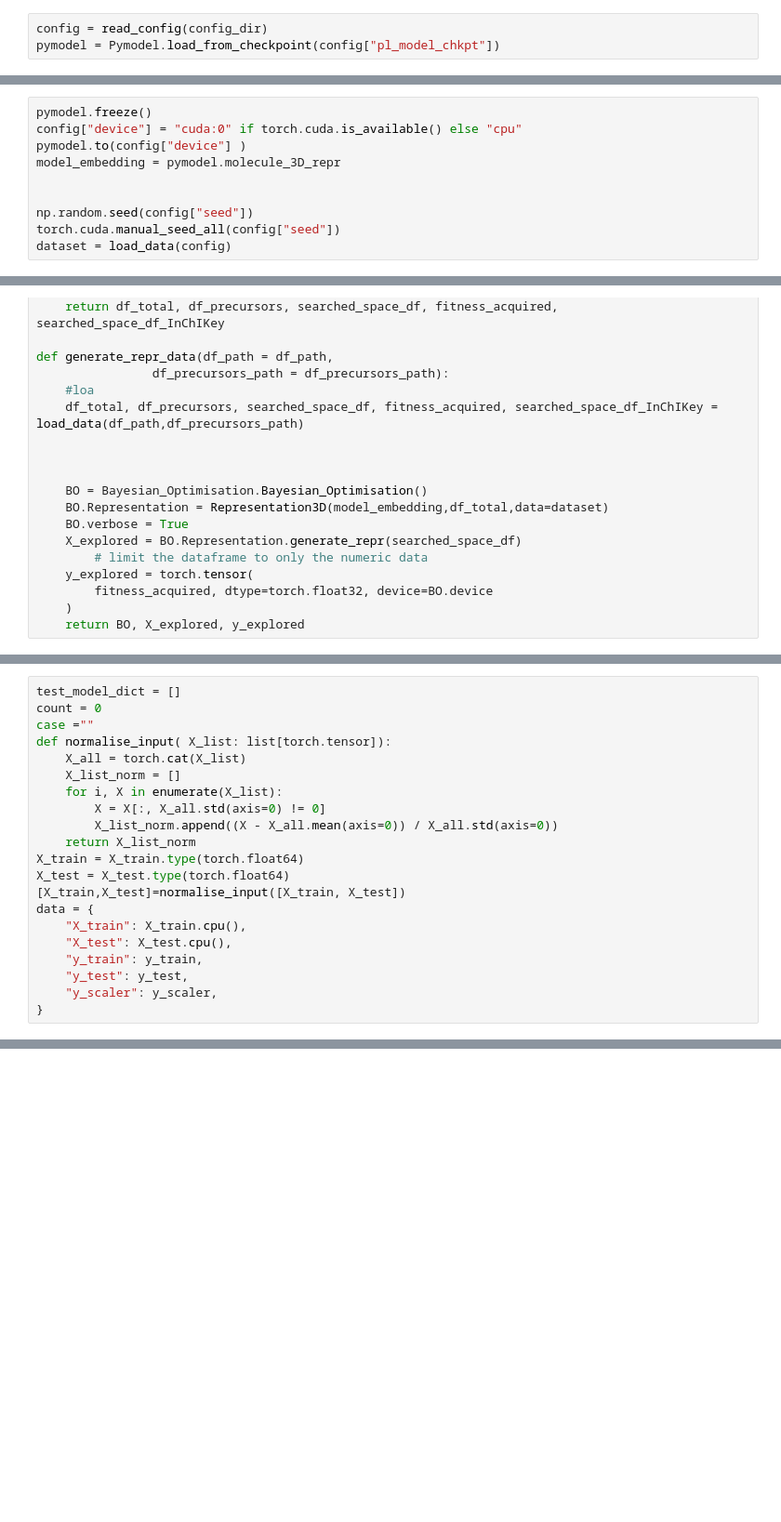
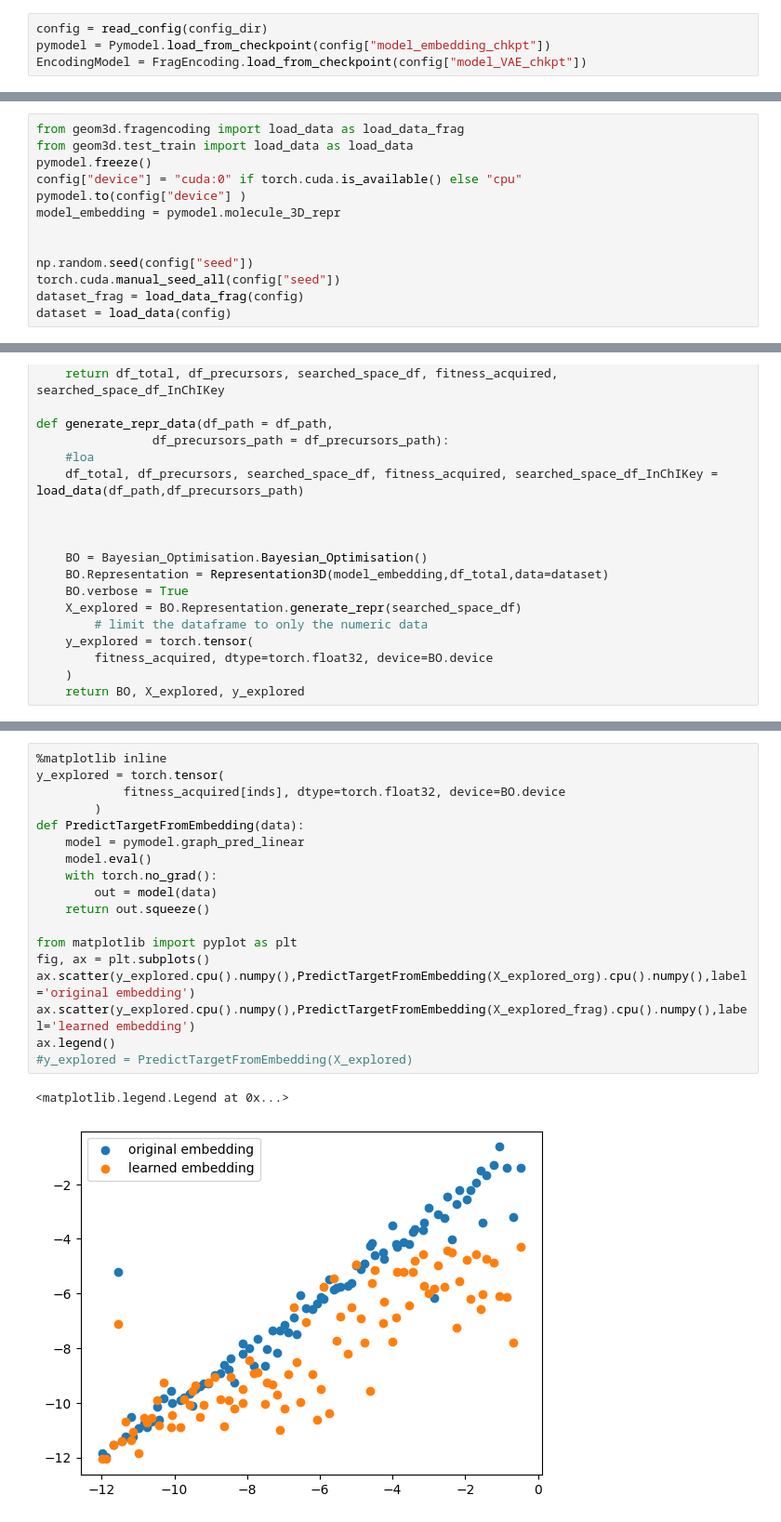
Before and after one commit to C-Bone-UCL/Geom3D, a Jupyter notebook: notebook/try_deep_kernel.ipynb, the cells around one changed output, grey strips where cells are left out. Shown: that part at 93% size. Drawn from its saved outputs; the diff is of its cells as text; blank space fills up the shorter version.

```diff
--- a/notebook/try_deep_kernel.ipynb
+++ b/notebook/try_deep_kernel.ipynb
@@ -10,10 +12,13 @@ chkpt_path = os.getcwd()+"/training/SchNet_target_80K_TEST_5e4lr/epoch=91-val_lo
 config_dir = os.getcwd()+"/training/SchNet_target_80K_TEST_5e4lr/"
 # %%
 config = read_config(config_dir)
-pymodel = Pymodel.load_from_checkpoint(config["pl_model_chkpt"])
+pymodel = Pymodel.load_from_checkpoint(config["model_embedding_chkpt"])
+EncodingModel = FragEncoding.load_from_checkpoint(config["model_VAE_chkpt"])
 # %% [output]
 config loaded from /rds/general/user/ma11115/home/Geom3D/Geom3D/training/SchNet_target_80K_TEST_5e4lr/
 # %%
+from geom3d.fragencoding import load_data as load_data_frag
+from geom3d.test_train import load_data as load_data
 pymodel.freeze()
 config["device"] = "cuda:0" if torch.cuda.is_available() else "cpu"
 pymodel.to(config["device"] )
@@ -22,6 +27,7 @@ model_embedding = pymodel.molecule_3D_repr
 
 np.random.seed(config["seed"])
 torch.cuda.manual_seed_all(config["seed"])
+dataset_frag = load_data_frag(config)
 dataset = load_data(config)
 # %%
 #find data in dataset with a specific InChI key
@@ -169,21 +133,0 @@ test_set_size =0.5
-# %%
-test_model_dict = []
-count = 0
-case =""
-def normalise_input( X_list: list[torch.tensor]):
-    X_all = torch.cat(X_list)
-    X_list_norm = []
-    for i, X in enumerate(X_list):
-        X = X[:, X_all.std(axis=0) != 0]
-        X_list_norm.append((X - X_all.mean(axis=0)) / X_all.std(axis=0))
-    return X_list_norm
-X_train = X_train.type(torch.float64)
-X_test = X_test.type(torch.float64)
-[X_train,X_test]=normalise_input([X_train, X_test])
-data = {
-    "X_train": X_train.cpu(),
-    "X_test": X_test.cpu(),
-    "y_train": y_train,
-    "y_test": y_test,
-    "y_scaler": y_scaler,
-}
@@ -365,0 +340,21 @@ torch.Size([5, 128])
+# %%
+%matplotlib inline
+y_explored = torch.tensor(
+            fitness_acquired[inds], dtype=torch.float32, device=BO.device
+        )
+def PredictTargetFromEmbedding(data):
+    model = pymodel.graph_pred_linear
+    model.eval()
+    with torch.no_grad():
+        out = model(data)
+    return out.squeeze()
+
+from matplotlib import pyplot as plt
+fig, ax = plt.subplots()
+ax.scatter(y_explored.cpu().numpy(),PredictTargetFromEmbedding(X_explored_org).cpu().numpy(),label='original embedding')
+ax.scatter(y_explored.cpu().numpy(),PredictTargetFromEmbedding(X_explored_frag).cpu().numpy(),label='learned embedding')
+ax.legend()
+#y_explored = PredictTargetFromEmbedding(X_explored)
+# %% [output]
+<matplotlib.legend.Legend at 0x...>
+[figure, added]
```
Also changed, not shown: parts of 18 cells of this notebook, 11 other files.
